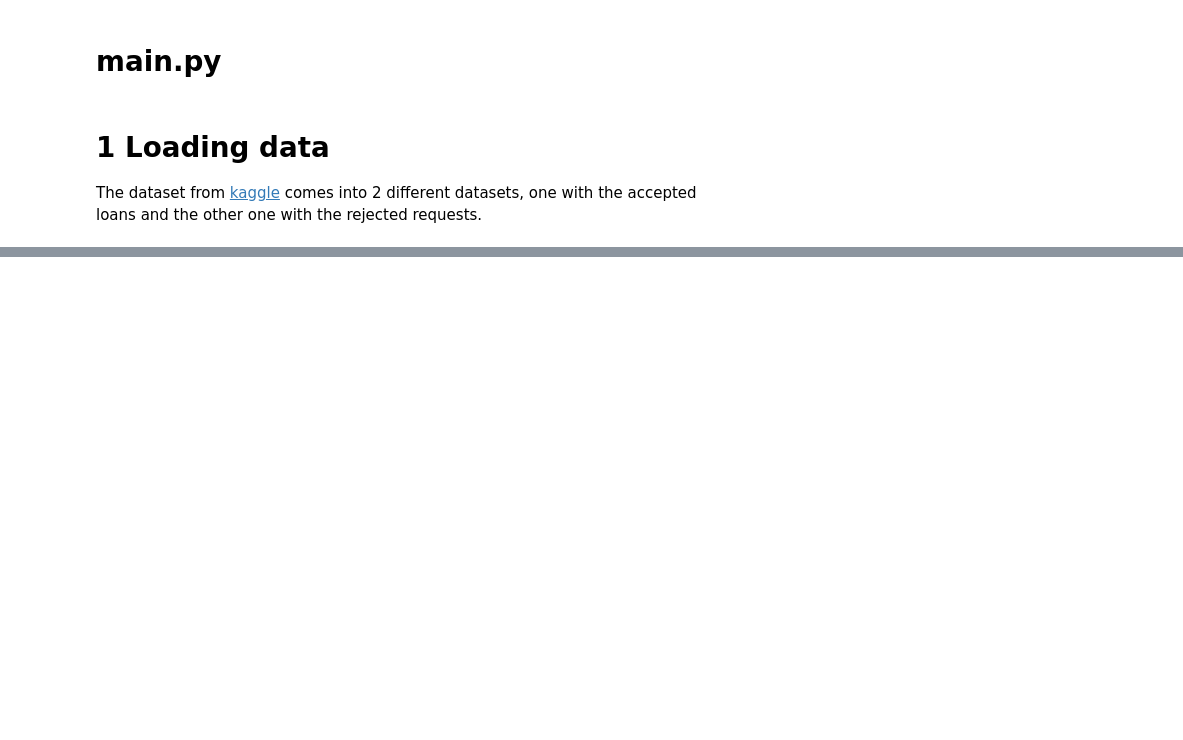
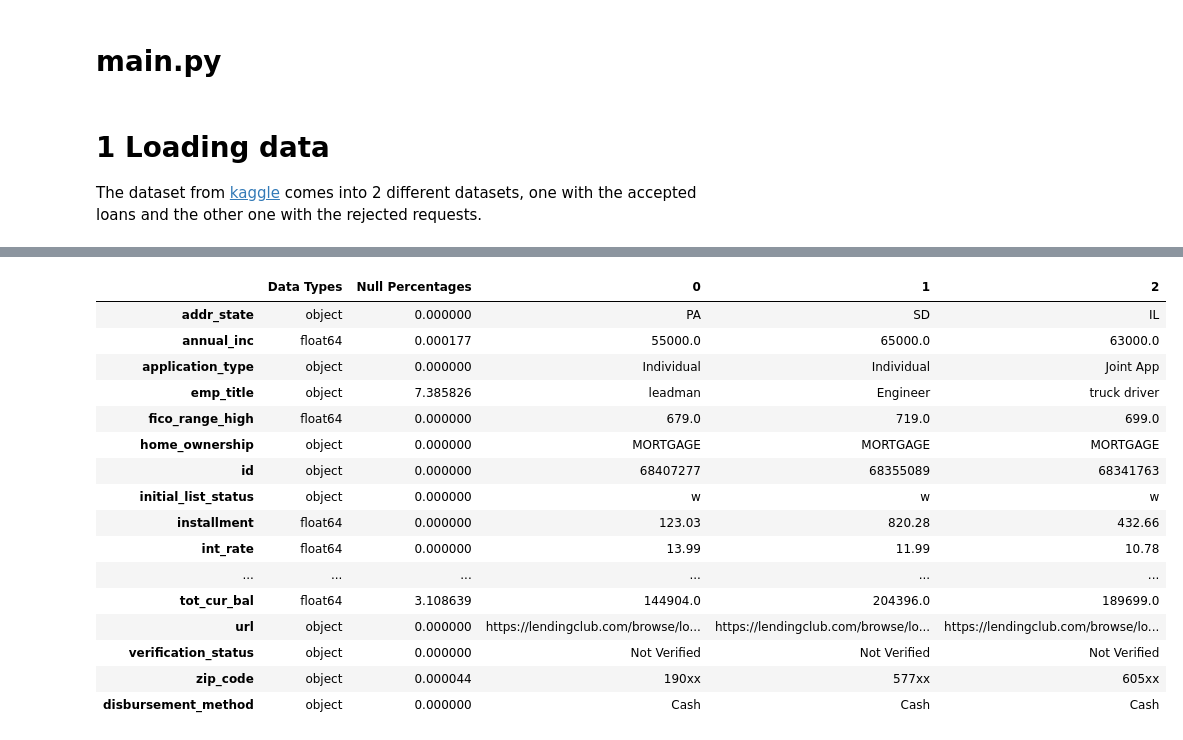
Before and after one commit to alexprieto-aily/TFM_MLOps, a Jupyter notebook: mlflow_project/src/data_loading.ipynb, the cells around one changed output, grey strips where cells are left out. Drawn from its saved outputs; the diff is of its cells as text; code cells hidden in the pictures; blank space fills up the shorter version.

```diff
--- a/mlflow_project/src/data_loading.ipynb
+++ b/mlflow_project/src/data_loading.ipynb
@@ -60,0 +198,31 @@ accepted
+# %%
+def drop_high_correlation_vars(df, max_corr):
+    corr_matrix = df.corr().abs()
+    upper = corr_matrix.where(
+        np.triu(np.ones(corr_matrix.shape), k=1).astype(bool))
+    to_drop = [column for column in upper.columns if any(
+        upper[column] > max_corr)]
+    df = df.drop(to_drop, axis=1)
+    return df
+
+accepted = drop_high_correlation_vars(accepted, 0.75)
+# %%
+check_data(accepted)
+# %% [output]
+|  | Data Types | Null Percentages | 0 | 1 | 2 |
+| addr_state | object | 0.000000 | PA | SD | IL |
+| annual_inc | float64 | 0.000177 | 55000.0 | 65000.0 | 63000.0 |
+| application_type | object | 0.000000 | Individual | Individual | Joint App |
+| emp_title | object | 7.385826 | leadman | Engineer | truck driver |
+| fico_range_high | float64 | 0.000000 | 679.0 | 719.0 | 699.0 |
+| home_ownership | object | 0.000000 | MORTGAGE | MORTGAGE | MORTGAGE |
+| id | object | 0.000000 | 68407277 | 68355089 | 68341763 |
+| initial_list_status | object | 0.000000 | w | w | w |
+| installment | float64 | 0.000000 | 123.03 | 820.28 | 432.66 |
+| int_rate | float64 | 0.000000 | 13.99 | 11.99 | 10.78 |
+| ... | ... | ... | ... | ... | ... |
+| tot_cur_bal | float64 | 3.108639 | 144904.0 | 204396.0 | 189699.0 |
+| url | object | 0.000000 | https://lendingclub.com/browse/lo... | https://lendingclub.com/browse/lo... | https://lendingclub.com/browse/lo... |
+| verification_status | object | 0.000000 | Not Verified | Not Verified | Not Verified |
+| zip_code | object | 0.000044 | 190xx | 577xx | 605xx |
+| disbursement_method | object | 0.000000 | Cash | Cash | Cash |
```
Also changed, not shown: parts of 17 cells of this notebook, 6 other files.
